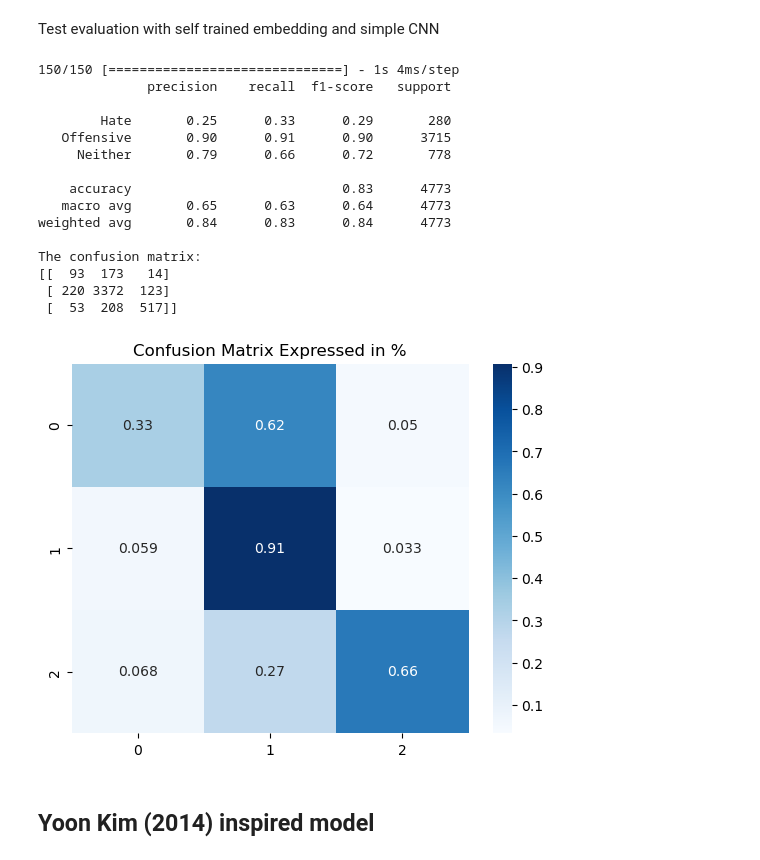
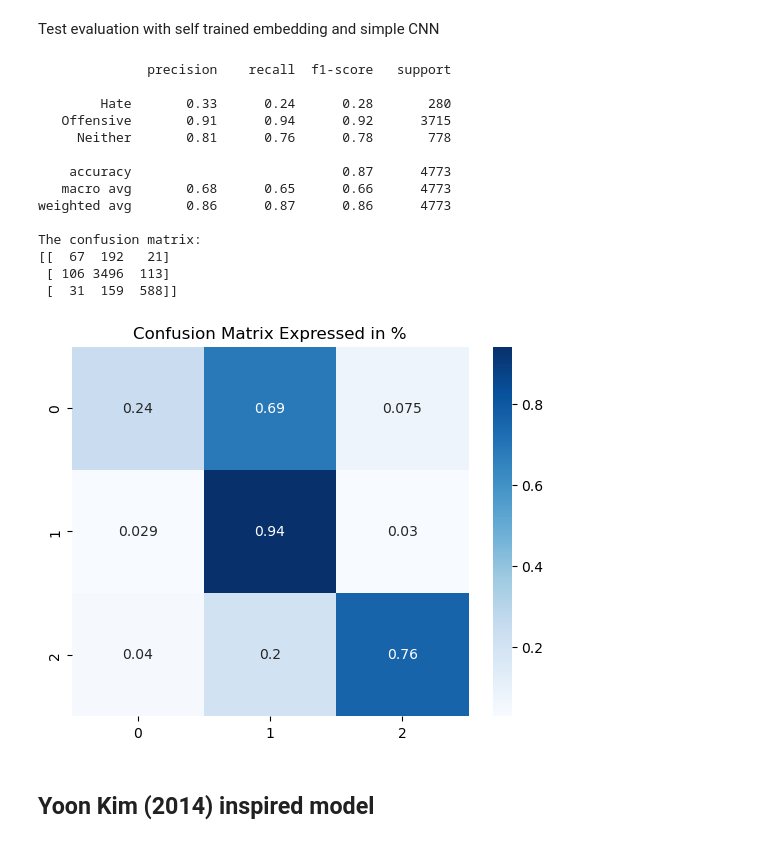
Before and after one commit to Disquietudee/Recognising-hate-speech-on-twitter-vs-offensive-language, a Jupyter notebook: CNN.ipynb, the cells around one changed output. Cells and saved outputs as stored; diff of their text form; code cells hidden in the pictures.

Commit message:
Final cnn models

```diff
--- a/CNN.ipynb
+++ b/CNN.ipynb
@@ -387,28 +290,27 @@ The confusion matrix:
 # %% [markdown]
 Test evaluation with self trained embedding and simple CNN
 # %%
-y_pred = model1.predict(X_test_tk)
+y_pred = model1_1.predict(X_test_tk)
 predicted_categories = np.argmax(y_pred, axis = 1)
 true_categories = np.argmax(y_test_encoded,axis = 1)
 
 printModelStats(predicted_categories, true_categories)
 # %% [output]
-150/150 [==============================] - 1s 4ms/step
               precision    recall  f1-score   support
 
-        Hate       0.25      0.33      0.29       280
-   Offensive       0.90      0.91      0.90      3715
-     Neither       0.79      0.66      0.72       778
+        Hate       0.33      0.24      0.28       280
+   Offensive       0.91      0.94      0.92      3715
+     Neither       0.81      0.76      0.78       778
 
-    accuracy                           0.83      4773
-   macro avg       0.65      0.63      0.64      4773
-weighted avg       0.84      0.83      0.84      4773
+    accuracy                           0.87      4773
+   macro avg       0.68      0.65      0.66      4773
+weighted avg       0.86      0.87      0.86      4773
 
 The confusion matrix:
-[[  93  173   14]
- [ 220 3372  123]
- [  53  208  517]]
+[[  67  192   21]
+ [ 106 3496  113]
+ [  31  159  588]]
-[figure, old version]
+[figure, new version]
 # %% [markdown]
 ## Yoon Kim (2014) inspired model
 # %% [markdown]
```
Also changed, not shown: parts of 32 cells of this notebook.
